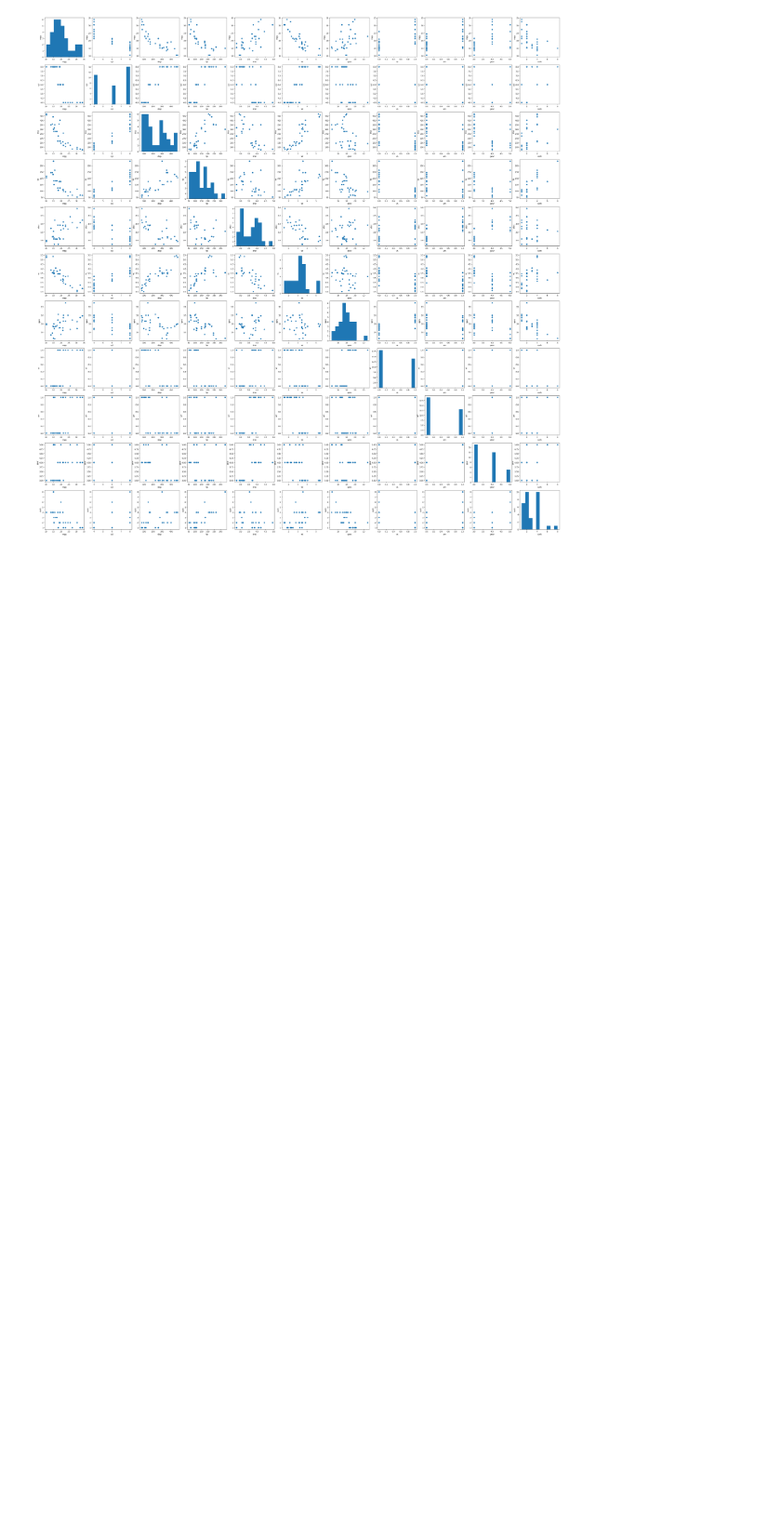
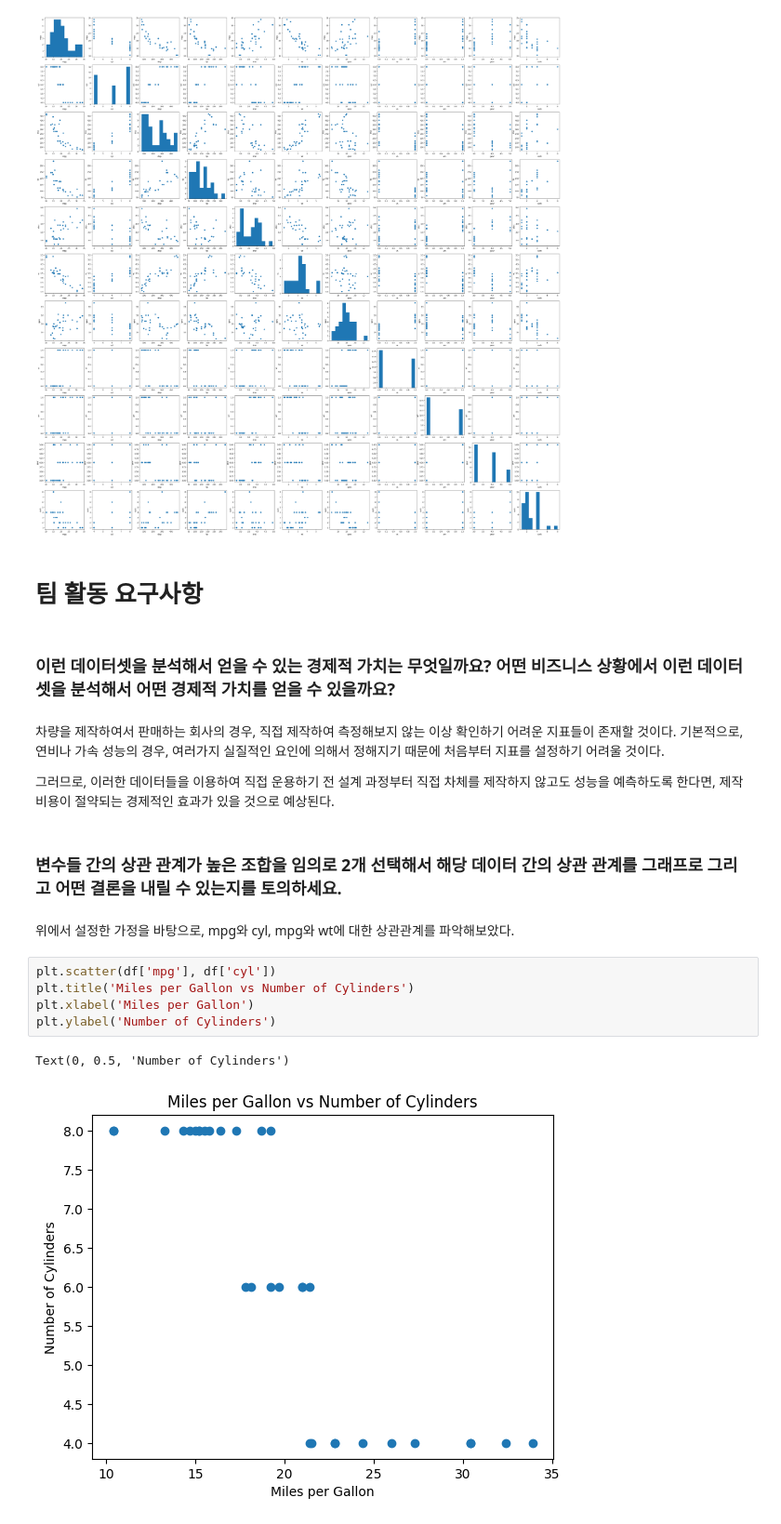
Before and after one commit to softeer5th/data_engineering_course_materials, a Jupyter notebook: missions/w1/w1m1.ipynb, the cells around one changed output. Shown: that part at 93% size. Drawn from its saved outputs; the diff is of its cells as text; blank space fills up the shorter version.

```diff
--- a/missions/w1/w1m1.ipynb
+++ b/missions/w1/w1m1.ipynb
@@ -245,3 +245,24 @@ for y_col in corr_df.columns:
 		idx += 1
 # %% [output]
 [figure]
+# %% [markdown]
+# 팀 활동 요구사항
+# %% [markdown]
+### 이런 데이터셋을 분석해서 얻을 수 있는 경제적 가치는 무엇일까요? 어떤 비즈니스 상황에서 이런 데이터셋을 분석해서 어떤 경제적 가치를 얻을 수 있을까요?
+# %% [markdown]
+차량을 제작하여서 판매하는 회사의 경우, 직접 제작하여 측정해보지 않는 이상 확인하기 어려운 지표들이 존재할 것이다. 기본적으로, 연비나 가속 성능의 경우, 여러가지 실질적인 요인에 의해서 정해지기 때문에 처음부터 지표를 설정하기 어려울 것이다.
+
+그러므로, 이러한 데이터들을 이용하여 직접 운용하기 전 설계 과정부터 직접 차체를 제작하지 않고도 성능을 예측하도록 한다면, 제작비용이 절약되는 경제적인 효과가 있을 것으로 예상된다.
+# %% [markdown]
+
+### 변수들 간의 상관 관계가 높은 조합을 임의로 2개 선택해서 해당 데이터 간의 상관 관계를 그래프로 그리고 어떤 결론을 내릴 수 있는지를 토의하세요.
+# %% [markdown]
+위에서 설정한 가정을 바탕으로, mpg와 cyl, mpg와 wt에 대한 상관관계를 파악해보았다.
+# %%
+plt.scatter(df['mpg'], df['cyl'])
+plt.title('Miles per Gallon vs Number of Cylinders')
+plt.xlabel('Miles per Gallon')
+plt.ylabel('Number of Cylinders')
+# %% [output]
+Text(0, 0.5, 'Number of Cylinders')
+[figure, added]
```
Also changed, not shown: parts of 2 cells of this notebook.
